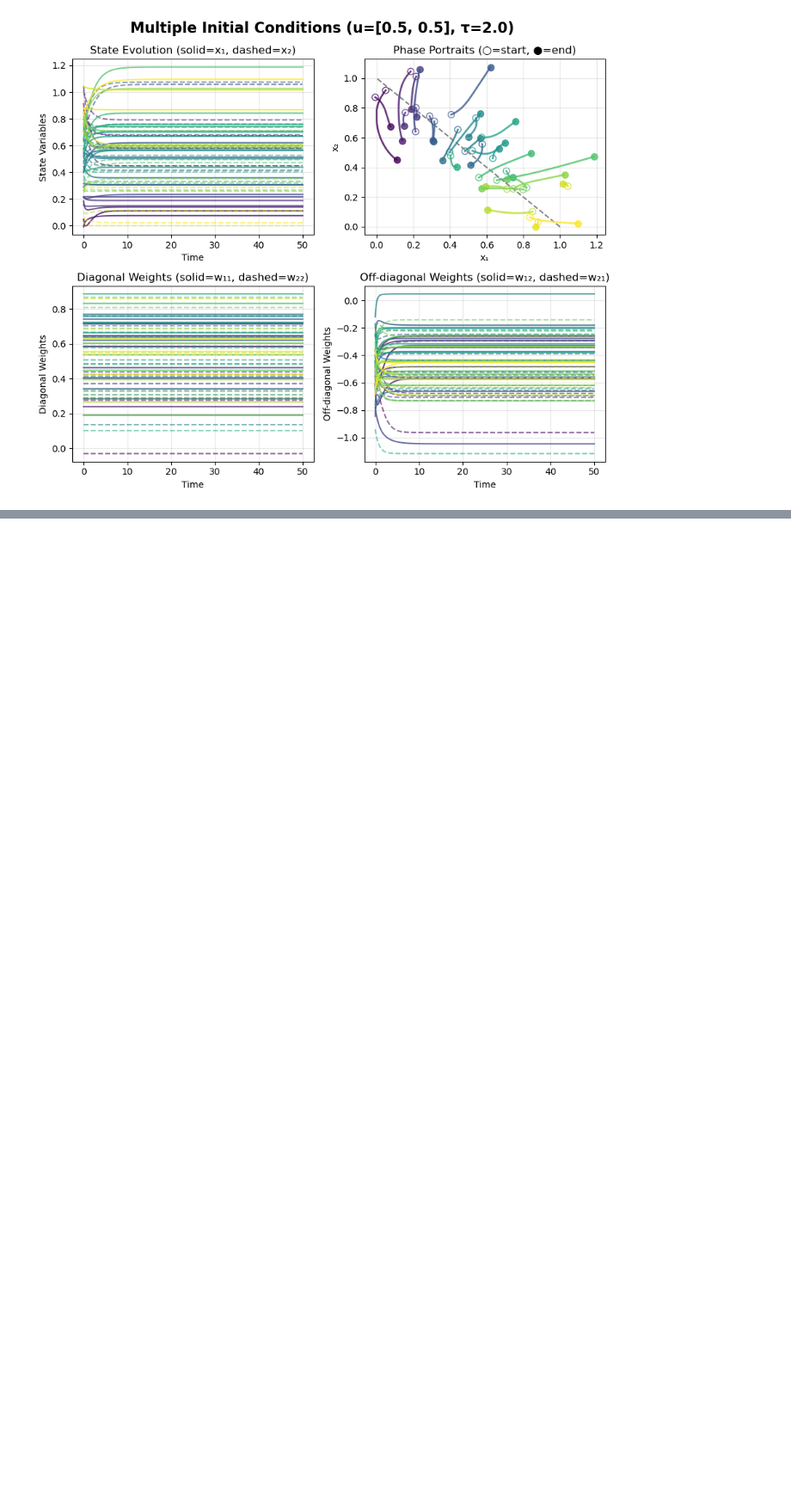
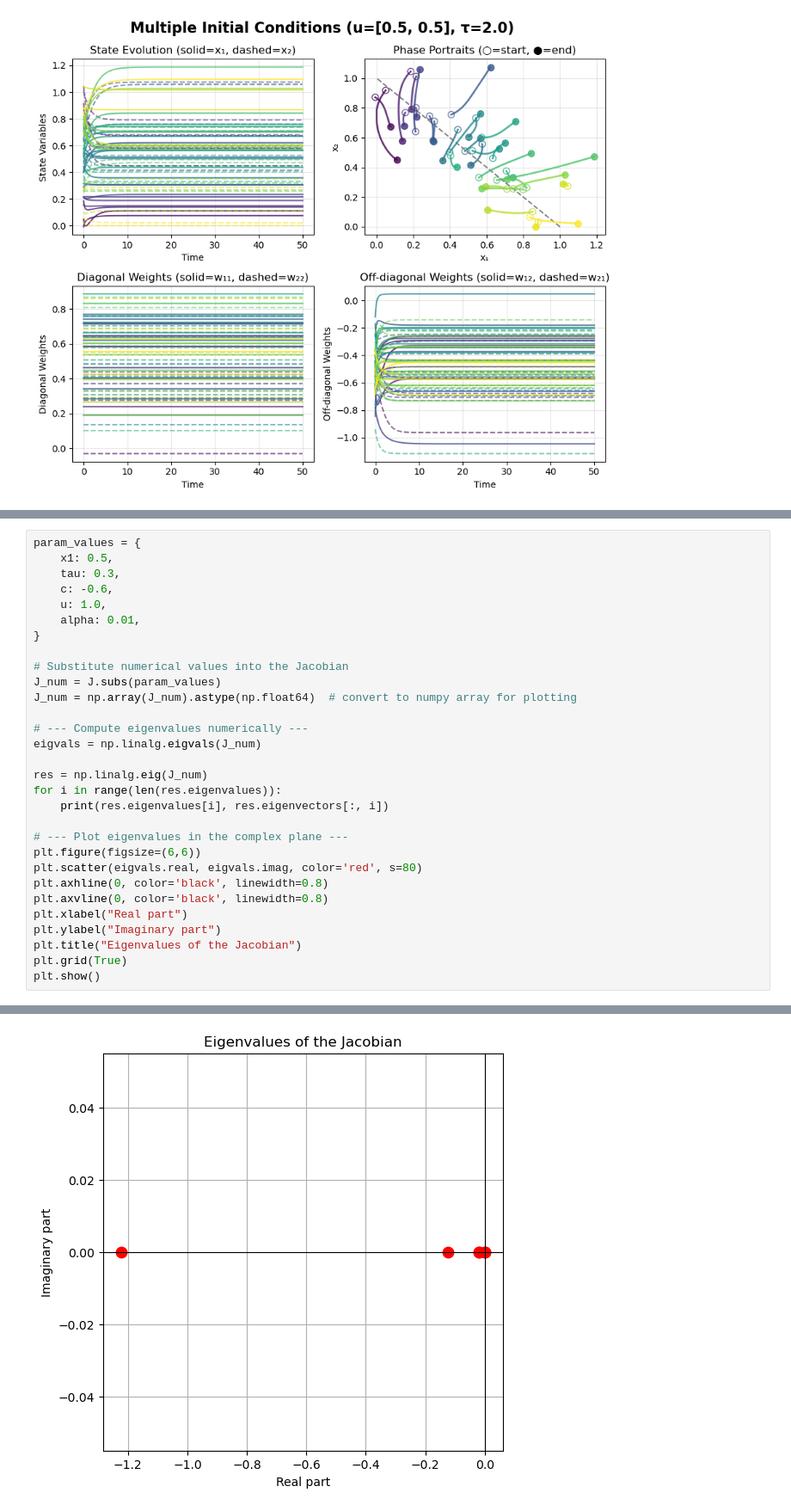
Before and after one commit to davidgbe/automated_plasticity_discovery, a Jupyter notebook: analytical_rules_derivation_and_sim.ipynb, the cells around one changed output, grey strips where cells are left out. Shown at 86% size. Drawn from its saved outputs; the diff is of its cells as text; blank space fills up the shorter version.

Commit message:
add solver for eigenvalues

```diff
--- a/analytical_rules_derivation_and_sim.ipynb
+++ b/analytical_rules_derivation_and_sim.ipynb
@@ -657,0 +713,31 @@ Running simulations for 30 initial conditions...
+# %%
+param_values = {
+    x1: 0.5,
+    tau: 0.3,
+    c: -0.6,
+    u: 1.0,
+    alpha: 0.01,
+}
+
+# Substitute numerical values into the Jacobian
+J_num = J.subs(param_values)
+J_num = np.array(J_num).astype(np.float64)  # convert to numpy array for plotting
+
+# --- Compute eigenvalues numerically ---
+eigvals = np.linalg.eigvals(J_num)
+
+res = np.linalg.eig(J_num)
+for i in range(len(res.eigenvalues)):
+    print(res.eigenvalues[i], res.eigenvectors[:, i])
+
+# --- Plot eigenvalues in the complex plane ---
+plt.figure(figsize=(6,6))
+plt.scatter(eigvals.real, eigvals.imag, color='red', s=80)
+plt.axhline(0, color='black', linewidth=0.8)
+plt.axvline(0, color='black', linewidth=0.8)
+plt.xlabel("Real part")
+plt.ylabel("Imaginary part")
+plt.title("Eigenvalues of the Jacobian")
+plt.grid(True)
+plt.show()
+# %% [output]
@@ -657,0 +752 @@ Running simulations for 30 initial conditions...
+[figure, added]
```
Also changed, not shown: parts of 3 cells of this notebook.
